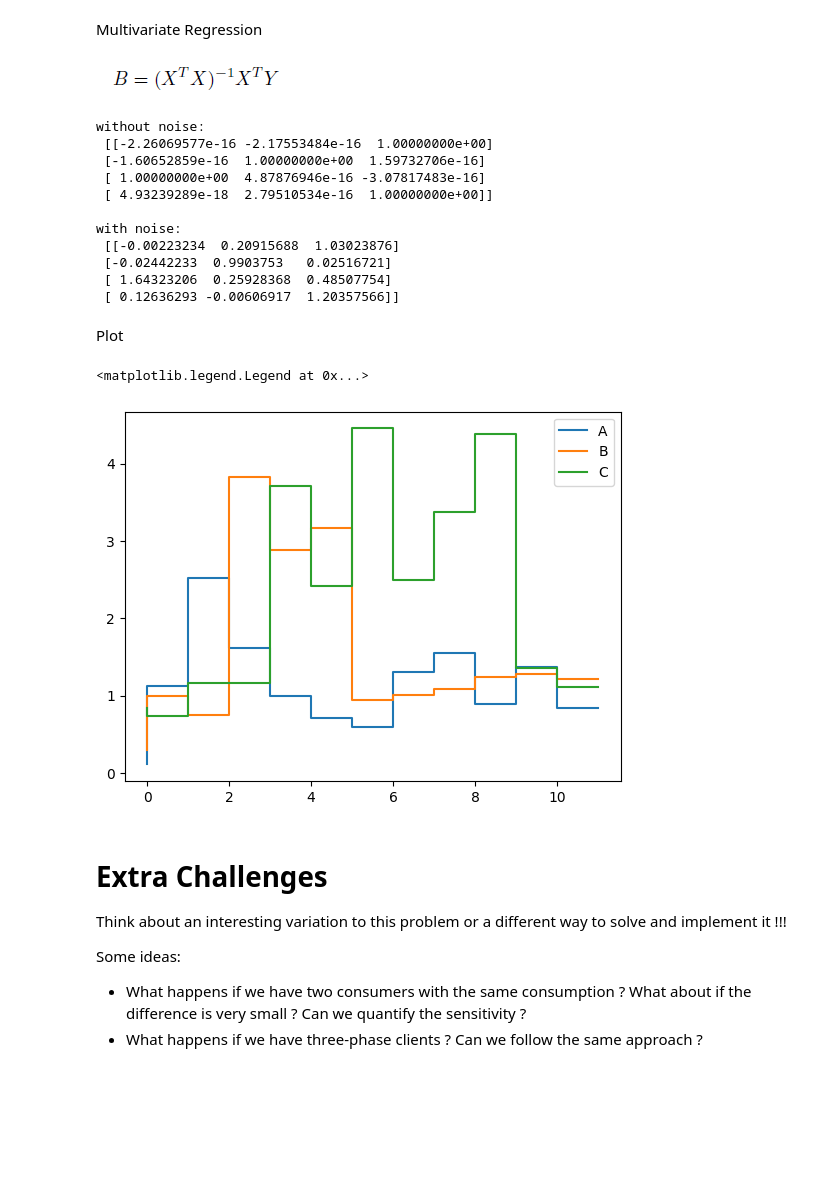
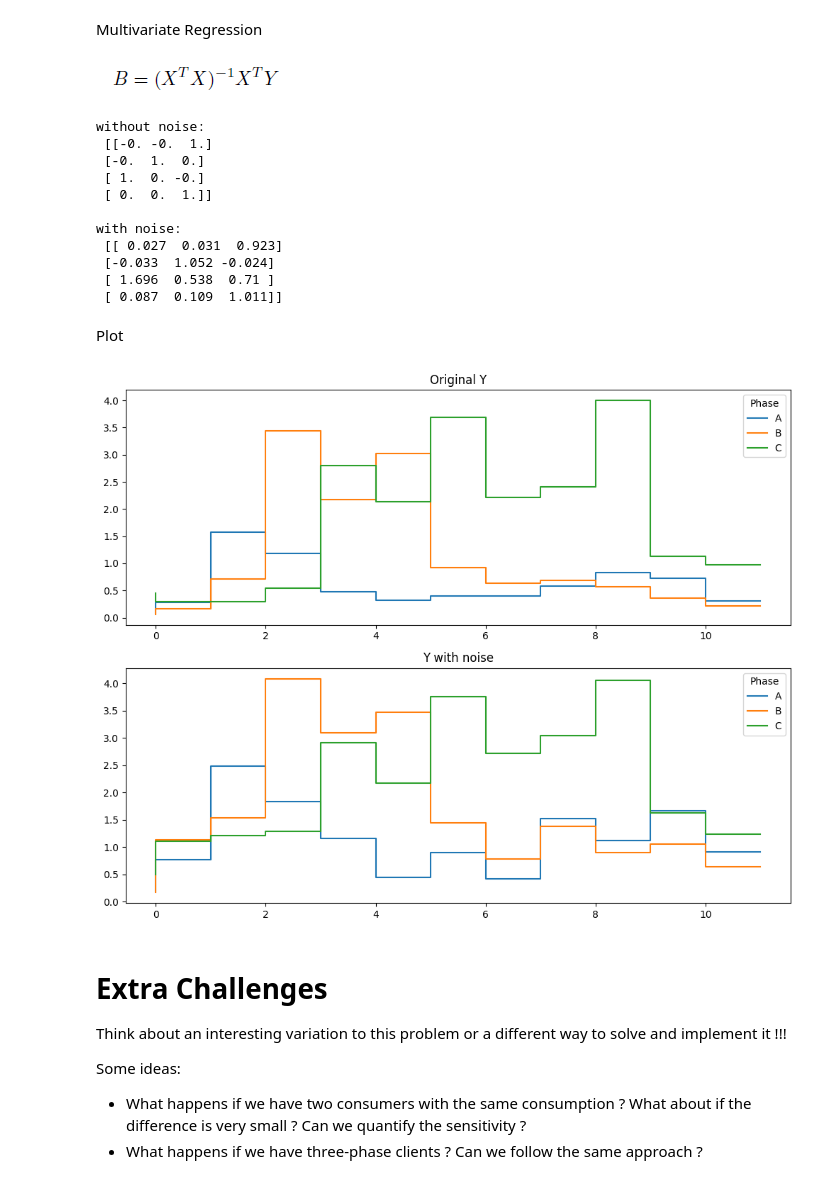
Before and after one commit to antoniovitorvb/IST-data-analytics-for-smart-grids, a Jupyter notebook: Class1_Students.ipynb, the cells around one changed output. Drawn from its saved outputs; the diff is of its cells as text; code cells hidden in the pictures; blank space fills up the shorter version.

```diff
--- a/Class1_Students.ipynb
+++ b/Class1_Students.ipynb
@@ -133,0 +111,12 @@ array([[0.084, 0.064, 0.452],
+# %%
+Y = np.zeros([len(X), 3])
+phase = [3,2,1,3]
+
+for client_idx, client_phase in enumerate(phase):
+    # print(client_idx, client_phase)
+    Y[:, client_phase - 1] += X[:, client_idx]
+
+Y_noise = Y + random(Y.shape)
+
+print('Original Y:\n', Y)
+print('\nY with noise:\n',np.round(Y_noise, 3))
@@ -137,34 +144,49 @@ Multivariate Regression
 ![B_equation.PNG](attachment:B_equation.PNG)
 # %%
 # print ("To BE DONE")
-Y_noise = Y + random(Y.shape)
+beta = np.linalg.inv(np.transpose(X) @ X) @ np.transpose(X) @ Y
+print('without noise:\n', np.round(beta, 3))
 
-print('without noise:\n', np.linalg.inv(np.transpose(X) @ X) @ np.transpose(X) @ Y)
-
-beta = np.linalg.inv(np.transpose(X) @ X) @ np.transpose(X) @ Y_noise
-print('\nwith noise: \n', beta)
+beta_noise = np.linalg.inv(np.transpose(X) @ X) @ np.transpose(X) @ Y_noise
+print('\nwith noise: \n', np.round(beta_noise, 3))
 # %% [output]
 without noise:
- [[-2.26069577e-16 -2.17553484e-16  1.00000000e+00]
- [-1.60652859e-16  1.00000000e+00  1.59732706e-16]
- [ 1.00000000e+00  4.87876946e-16 -3.07817483e-16]
- [ 4.93239289e-18  2.79510534e-16  1.00000000e+00]]
+ [[-0. -0.  1.]
+ [-0.  1.  0.]
+ [ 1.  0. -0.]
+ [ 0.  0.  1.]]
 
 with noise:
- [[-0.00223234  0.20915688  1.03023876]
- [-0.02442233  0.9903753   0.02516721]
- [ 1.64323206  0.25928368  0.48507754]
- [ 0.12636293 -0.00606917  1.20357566]]
+ [[ 0.027  0.031  0.923]
+ [-0.033  1.052 -0.024]
+ [ 1.696  0.538  0.71 ]
+ [ 0.087  0.109  1.011]]
 # %% [markdown]
 Plot
-# %%
-# print ("To BE DONE")
-# plt
-plt.step(range(len(Y_noise)), Y_noise, label = ['A', 'B', 'C'])
-plt.legend()
-# %% [output]
-<matplotlib.legend.Legend at 0x...>
-[figure, removed]
+# %%
+# print ("To BE DONE")
+# plt.step(range(len(Y)), Y, label = ['A', 'B', 'C'])
+# plt.legend()
+# plt.show()
+
+# plt.step(range(len(Y_noise)), Y_noise, label = ['A', 'B', 'C'])
+# plt.legend()
+# plt.show()
+
+fig, axs = plt.subplots(2, 1, figsize=(10, 8))
+
+axs[0].step(range(len(Y)), Y, label=['A', 'B', 'C'])
+axs[0].legend(title = 'Phase')
+axs[0].set_title('Original Y')
+
+axs[1].step(range(len(Y_noise)), Y_noise, label=['A', 'B', 'C'])
+axs[1].legend(title = 'Phase')
+axs[1].set_title('Y with noise')
+
+plt.tight_layout()
+plt.show()
+# %% [output]
+[figure, added]
 # %% [markdown]
 # Extra Challenges
 Think about an interesting variation to this problem or a different way to solve and implement it !!!
```
Also changed, not shown: parts of 16 cells of this notebook.
